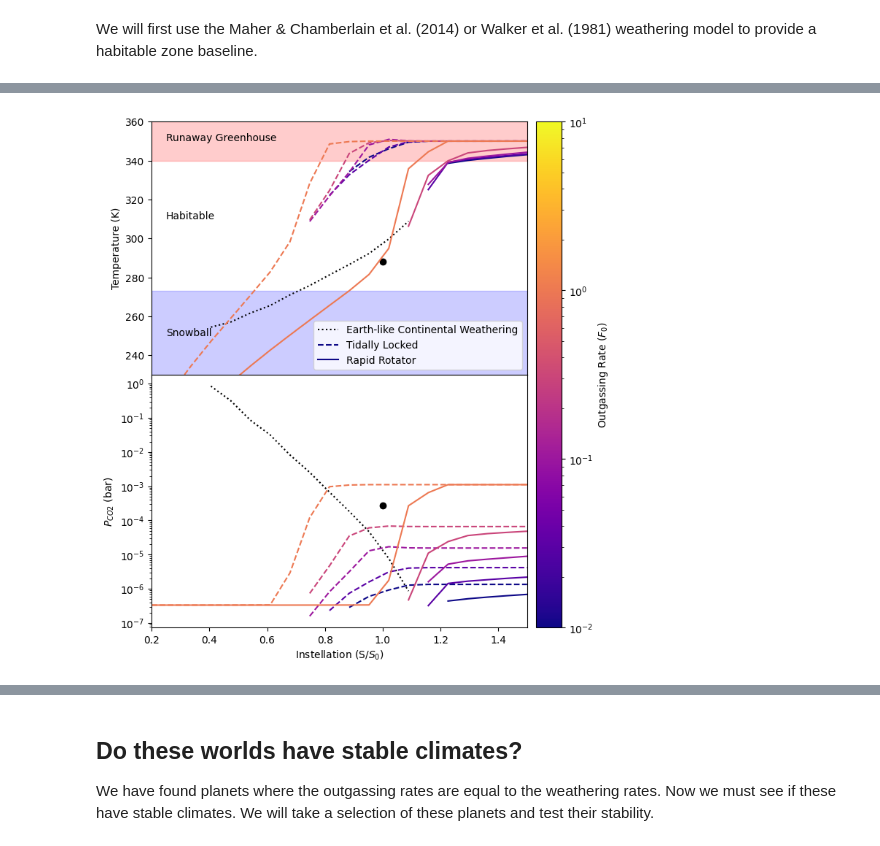
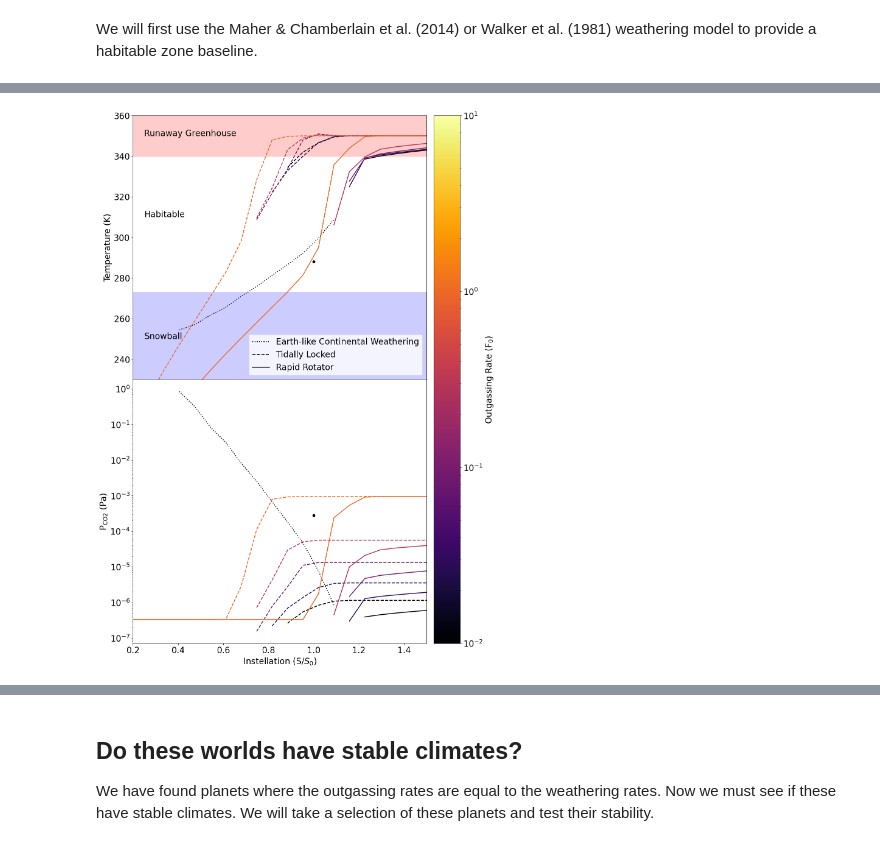
Before and after one commit to astro-pavan/kamino, a Jupyter notebook: notebooks/poster.ipynb, the cells around one changed output, grey strips where cells are left out. Saved outputs shown, nothing was run; the diff lists cells and outputs as text; code cells hidden in the pictures.

```diff
--- a/notebooks/poster.ipynb
+++ b/notebooks/poster.ipynb
@@ -17,6 +17,11 @@ from kamino.constants import *
 import matplotlib.pyplot as plt
 import matplotlib as mpl
 import numpy as np
+# %%
+plot_width = 15 # in
+plt.rcParams.update({'font.size': 20})
+plt.rcParams.update({'figure.titlesize': 20})
+plt.rcParams.update({'lines.linewidth': 2})
 # %%
 # instellation_range = np.array([0.2, 0.3, 0.4, 0.5, 0.6, 0.7, 0.8, 0.9, 1.0, 1.1, 1.2, 1.3, 1.4])
 instellation_range = np.linspace(0.2, 1.5, num=20)
@@ -167,8 +172,8 @@ No solution.
 # %%
 # fig, (ax1, ax2, ax3) = plt.subplots(3, 1, sharex=True, figsize=(8, 9), gridspec_kw={'hspace': 0.0})
-fig, (ax1, ax2) = plt.subplots(2, 1, sharex=True, figsize=(8, 9), gridspec_kw={'hspace': 0.0})
+fig, (ax1, ax2) = plt.subplots(2, 1, sharex=True, figsize=(plot_width, plot_width * 1.5), gridspec_kw={'hspace': 0.0})
 
-cmap = mpl.colormaps['plasma']
+cmap = mpl.colormaps['inferno']
 # norm = mpl.colors.Normalize(vmin=min(outgassing_range), vmax=max(outgassing_range))
 # sm = plt.cm.ScalarMappable(cmap=cmap, norm=norm)
 # sm.set_array([])
@@ -188,35 +193,36 @@ for i, outgas in enumerate(outgassing_range):
     else:
         ax1.plot(instellation_range, T_tidal[:, i], color=cmap(norm(outgas)), linestyle='--')
         ax1.plot(instellation_range, T_rapid[:, i], color=cmap(norm(outgas)))
 
     ax2.plot(instellation_range, pco2_rapid[:, i], color=cmap(norm(outgas)))
     ax2.plot(instellation_range, pco2_tidal[:, i], color=cmap(norm(outgas)), linestyle='--')
 
 cbar = fig.colorbar(sm, ax=[ax1, ax2], orientation='vertical', pad=0.02)
-cbar.set_label('Outgassing Rate ($F_{0}$)')
+cbar.set_label('Outgassing Rate ($\\text{F}_{0}$)')
 
 ax1.scatter(1, 288, c='black')
 ax1.set_ylabel('Temperature (K)')
 ax1.set_ylim(230, 360)
 ax1.set_xlim(np.min(instellation_range), np.max(instellation_range))
 
 ax1.axhspan(340, 360, color='red', alpha=0.2)
 ax1.axhspan(273, 200, color='blue', alpha=0.2)
 ax1.text(0.25, 350, 'Runaway Greenhouse')
 ax1.text(0.25, 310, 'Habitable')
 ax1.text(0.25, 250, 'Snowball')
 
 ax1.legend()
 
 ax2.scatter(1, 280e-6, c='black', label='Earth')
-ax2.set_ylabel('$P_{CO2}$ (bar)')
+ax2.set_ylabel('$\\text{P}_{\\text{CO2}}$ (Pa)')
 ax2.set_yscale('log')
 
 ax2.set_xlabel('Instellation (S/$S_0$)')
 # ax3.set_ylabel('Weathering Temperature (K)')
 
+plt.savefig('steady_states.pdf', bbox_inches='tight')
 plt.show()
 # %% [output]
-[figure, old version]
+[figure, new version]
 # %%
 # fig, (ax1, ax2, ax3) = plt.subplots(3, 1, sharex=True, figsize=(8, 9), gridspec_kw={'hspace': 0.0})
```
Also changed, not shown: parts of 17 cells of this notebook, 4 other files.
